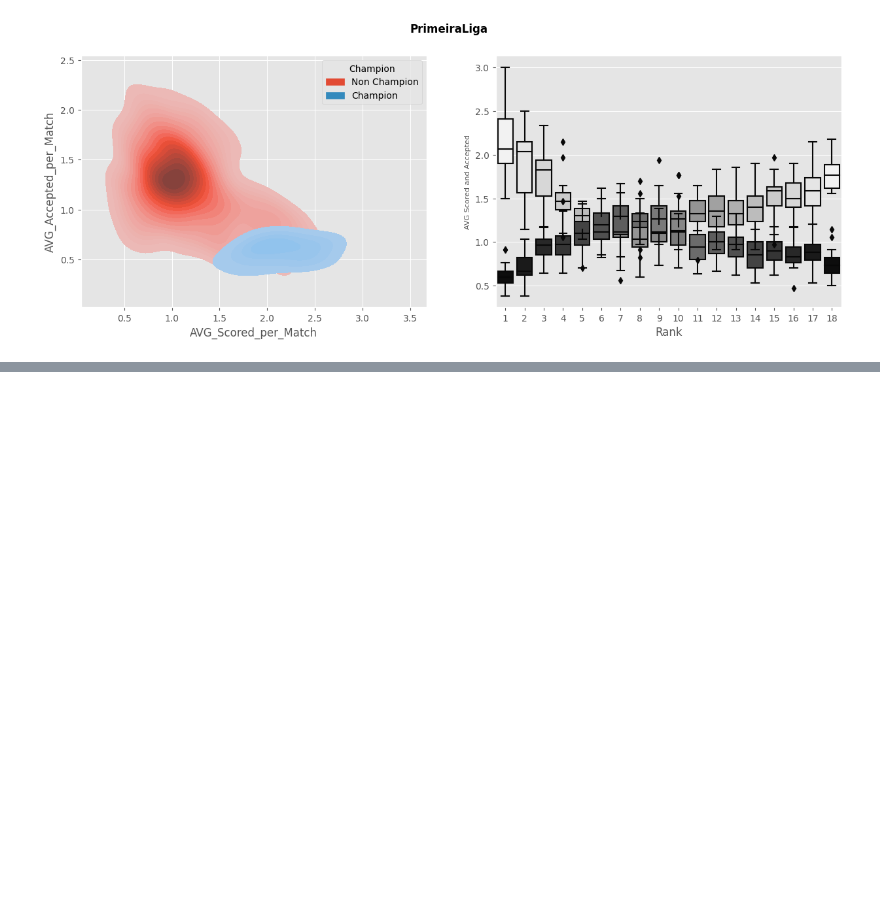
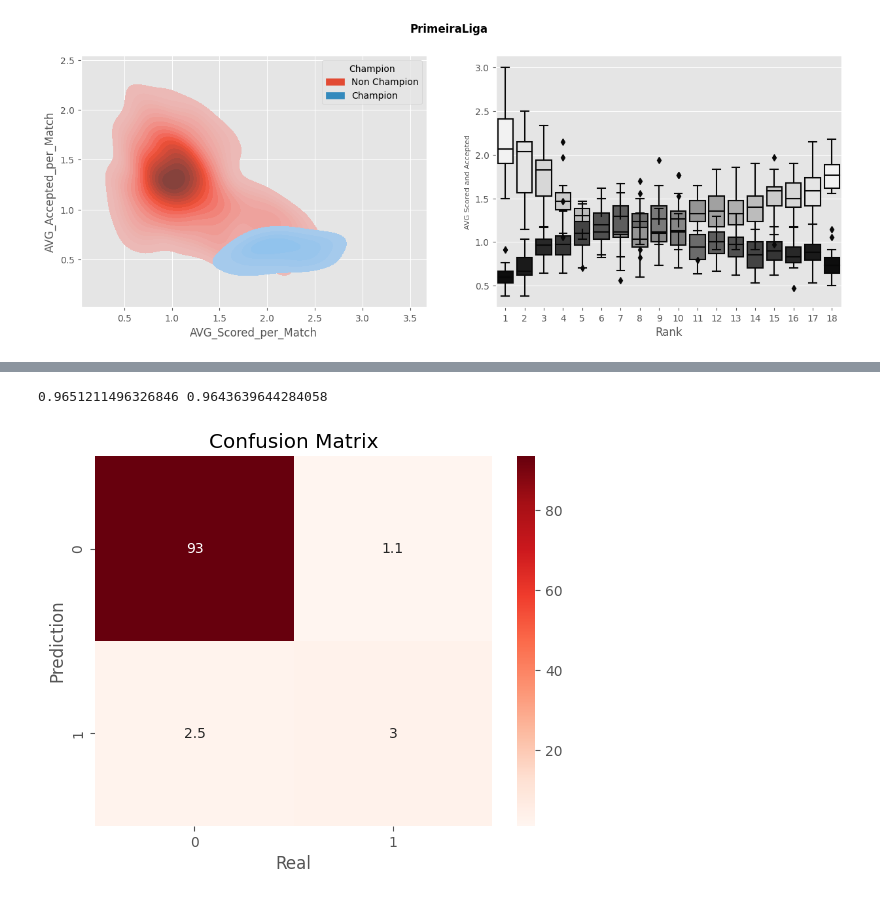
Before and after one commit to beridzeg45/FBref_Stats, a Jupyter notebook: Leagues Analysis.ipynb, the cells around one changed output, grey strips where cells are left out. Saved outputs shown, nothing was run; the diff lists cells and outputs as text; code cells hidden in the pictures; blank space fills up the shorter version.

```diff
--- a/Leagues Analysis.ipynb
+++ b/Leagues Analysis.ipynb
@@ -155,0 +208,3 @@ print('\n\n\n\n')
+# %%
+from sklearn.model_selection import train_test_split
+X_train,X_test,y_train,y_test=train_test_split(X,y,test_size=0.2)
@@ -155,0 +215,4 @@ print('\n\n\n\n')
+# %%
+model=XGBClassifier()
+# %%
+model.fit(X_train,y_train)
@@ -155,0 +231,19 @@ print('\n\n\n\n')
+# %%
+train_prediction=model.predict(X_train)
+test_prediction=model.predict(X_test)
+# %%
+train_accuracy=metrics.accuracy_score(y_train,train_prediction)
+test_accuracy=metrics.accuracy_score(y_test,test_prediction)
+
+print(train_accuracy,test_accuracy)
+# %% [output]
+0.9651211496326846 0.9643639644284058
+# %%
+cm=metrics.confusion_matrix(y_test,test_prediction)
+sns.heatmap(cm/cm.sum()*100,annot=True,cmap='Reds')
+plt.title('Confusion Matrix')
+plt.xlabel('Real')
+plt.ylabel('Prediction')
+plt.show()
+# %% [output]
+[figure, added]
```
Also changed, not shown: parts of 12 cells of this notebook.
